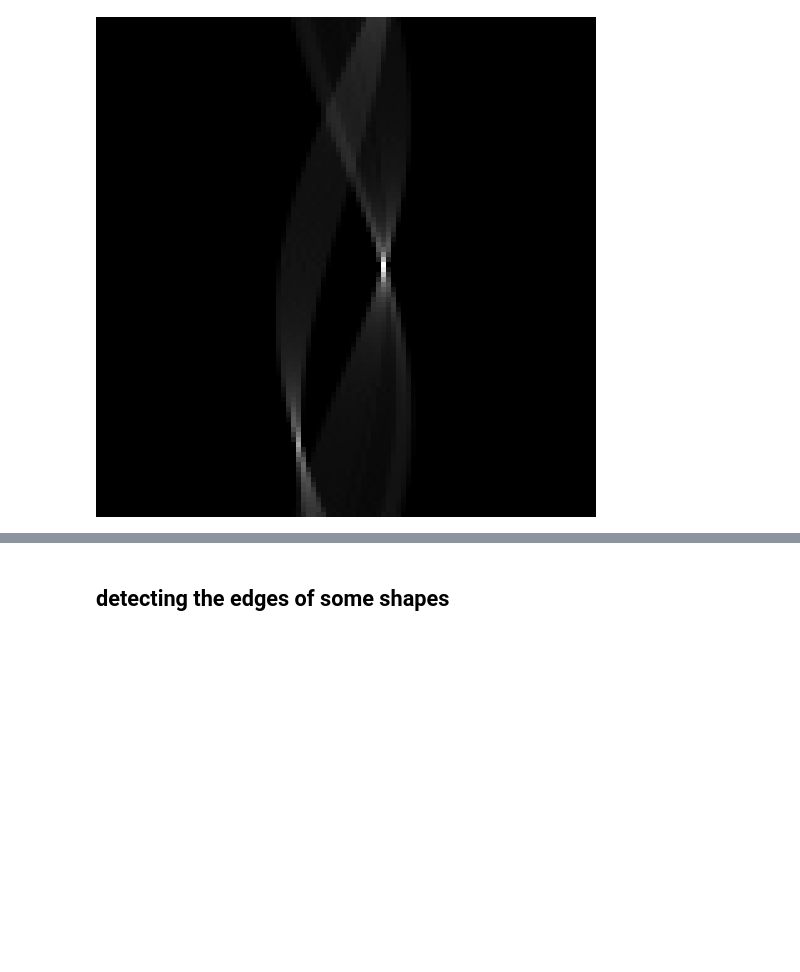
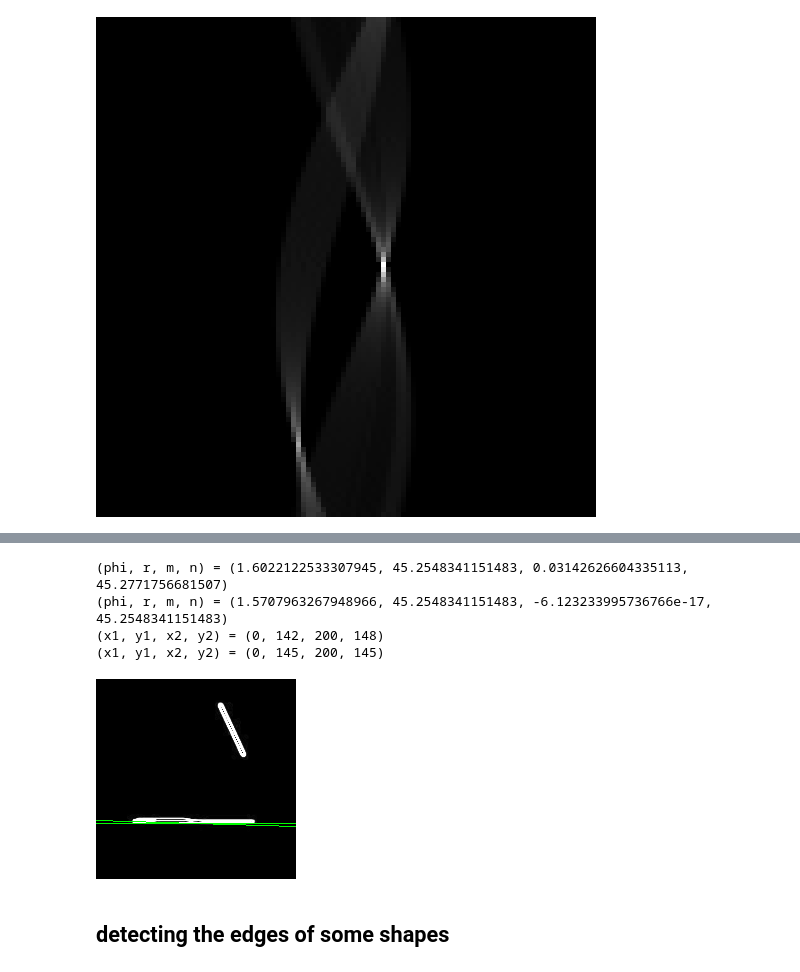
Before and after one commit to tadeohepperle/advanced_bioimage_programming, a Jupyter notebook: image_ops_julia/jl.ipynb, the cells around one changed output, grey strips where cells are left out. Cells and saved outputs as stored; diff of their text form; code cells hidden in the pictures; blank space fills up the shorter version.

```diff
--- a/image_ops_julia/jl.ipynb
+++ b/image_ops_julia/jl.ipynb
@@ -69,3 +86,12 @@ plot_img_and_linear_functions(img, top_k_line_params)
+# %%
+top_k_line_params = top_k_line_params_from_acc_matrix(acc_matrix, 2, size(img))
+plot_img_and_linear_functions(img, top_k_line_params)
+# %% [output]
+(phi, r, m, n) = (1.6022122533307945, 45.2548341151483, 0.03142626604335113, 45.2771756681507)
+(phi, r, m, n) = (1.5707963267948966, 45.2548341151483, -6.123233995736766e-17, 45.2548341151483)
+(x1, y1, x2, y2) = (0, 142, 200, 148)
+(x1, y1, x2, y2) = (0, 145, 200, 145)
+[figure, added]
 # %% [markdown]
 ## detecting the edges of some shapes
 # %%
```
Also changed, not shown: parts of 6 cells of this notebook, 1 other file.
